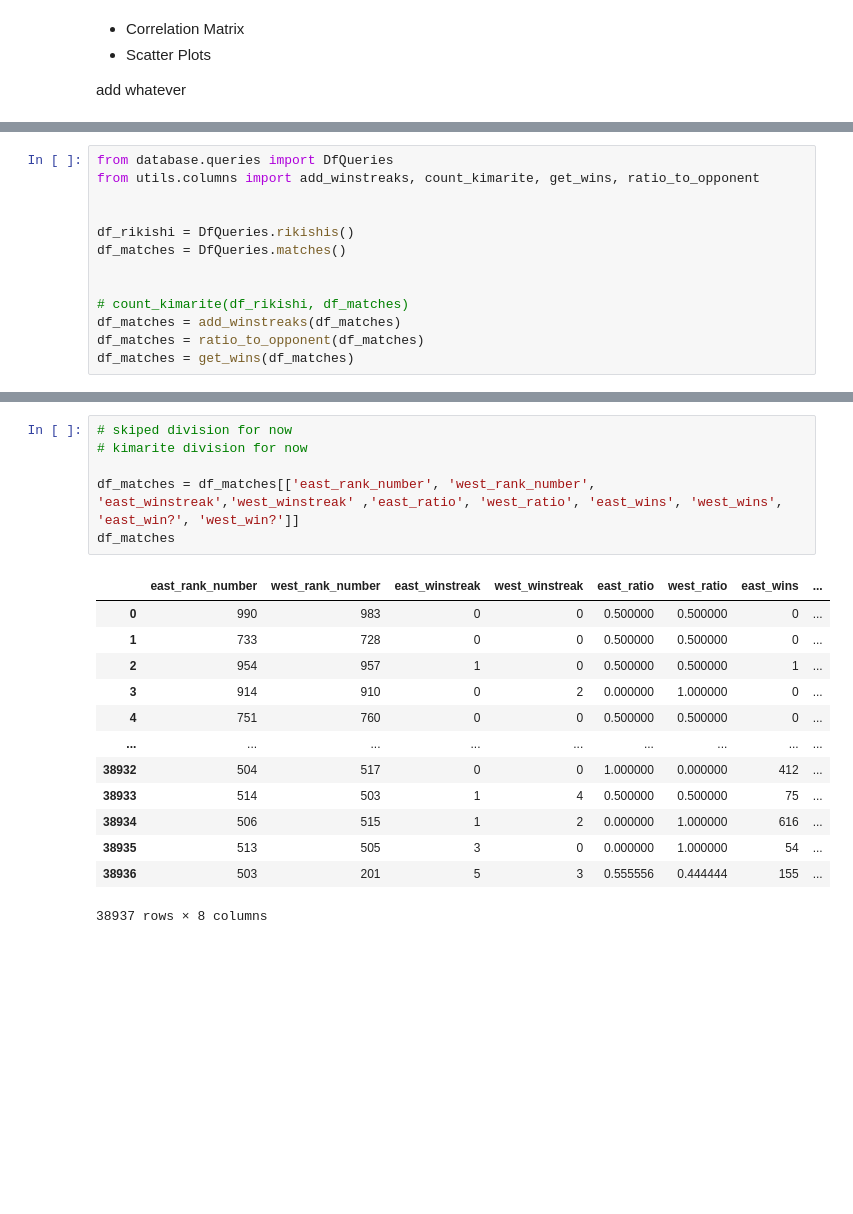
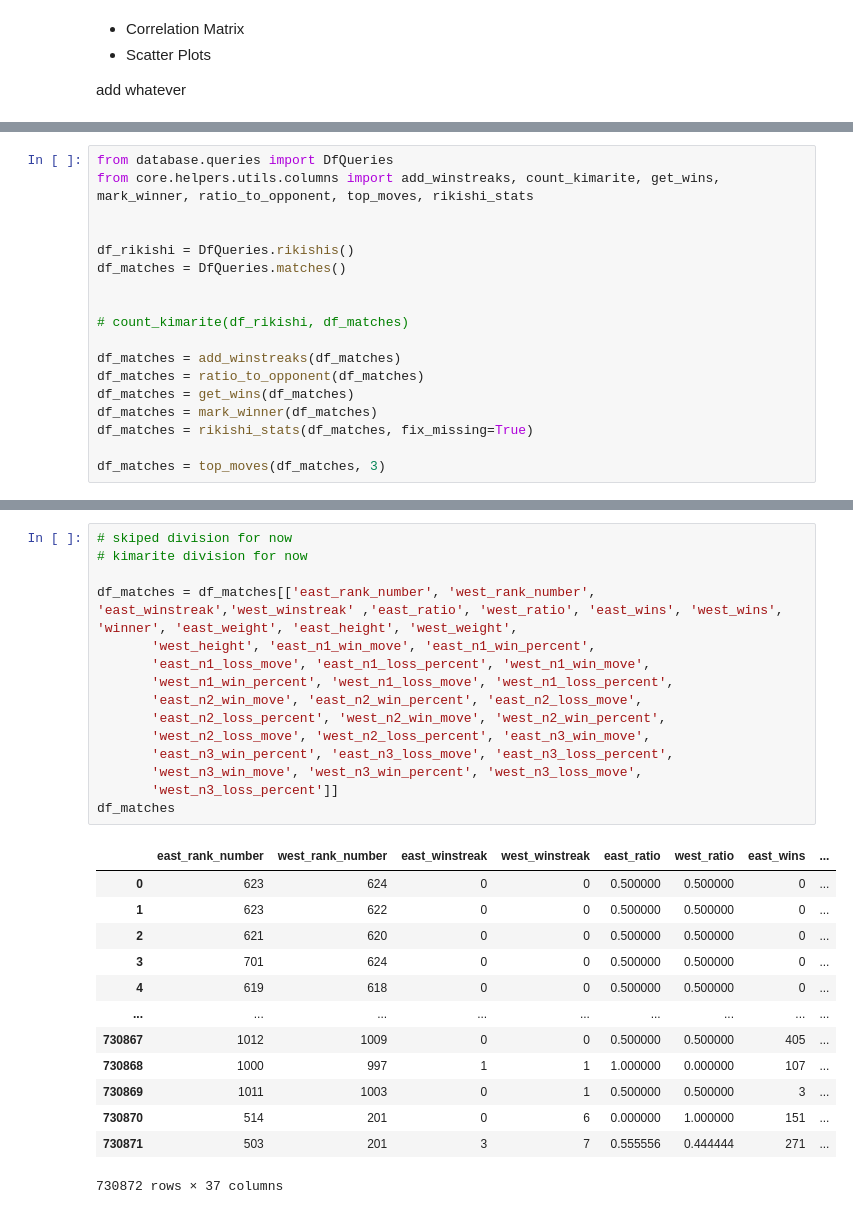
Before and after one commit to thijspoon28/SUMO-AI, a Jupyter notebook: notebooks/data_visualisation.ipynb, the cells around one changed output, grey strips where cells are left out. Saved outputs shown, nothing was run; the diff lists cells and outputs as text; blank space fills up the shorter version.

```diff
--- a/notebooks/data_visualisation.ipynb
+++ b/notebooks/data_visualisation.ipynb
@@ -12,6 +15,6 @@ Project root: c:\Users\thijs\Documents\GitHub\SUMO-AI (Unchanged)
 # %%
 from database.queries import DfQueries
-from utils.columns import add_winstreaks, count_kimarite, get_wins, ratio_to_opponent
+from core.helpers.utils.columns import add_winstreaks, count_kimarite, get_wins, mark_winner, ratio_to_opponent, top_moves, rikishi_stats
 
 
 df_rikishi = DfQueries.rikishis()
@@ -19,6 +22,11 @@ df_matches = DfQueries.matches()
 
 
 # count_kimarite(df_rikishi, df_matches)
+
 df_matches = add_winstreaks(df_matches)
 df_matches = ratio_to_opponent(df_matches)
 df_matches = get_wins(df_matches)
+df_matches = mark_winner(df_matches)
+df_matches = rikishi_stats(df_matches, fix_missing=True)
+
+df_matches = top_moves(df_matches, 3)
@@ -60,23 +91,32 @@ Index(['basho_id', 'division', 'day', 'match_no', 'east_id', 'east_shikona',
 # %%
 # skiped division for now
 # kimarite division for now
 
-df_matches = df_matches[['east_rank_number', 'west_rank_number', 'east_winstreak','west_winstreak' ,'east_ratio', 'west_ratio', 'east_wins', 'west_wins', 'east_win?', 'west_win?']]
+df_matches = df_matches[['east_rank_number', 'west_rank_number', 'east_winstreak','west_winstreak' ,'east_ratio', 'west_ratio', 'east_wins', 'west_wins', 'winner', 'east_weight', 'east_height', 'west_weight',
+       'west_height', 'east_n1_win_move', 'east_n1_win_percent',
+       'east_n1_loss_move', 'east_n1_loss_percent', 'west_n1_win_move',
+       'west_n1_win_percent', 'west_n1_loss_move', 'west_n1_loss_percent',
+       'east_n2_win_move', 'east_n2_win_percent', 'east_n2_loss_move',
+       'east_n2_loss_percent', 'west_n2_win_move', 'west_n2_win_percent',
+       'west_n2_loss_move', 'west_n2_loss_percent', 'east_n3_win_move',
+       'east_n3_win_percent', 'east_n3_loss_move', 'east_n3_loss_percent',
+       'west_n3_win_move', 'west_n3_win_percent', 'west_n3_loss_move',
+       'west_n3_loss_percent']]
 df_matches
 # %% [output]
 |  | east_rank_number | west_rank_number | east_winstreak | west_winstreak | east_ratio | west_ratio | east_wins | ... |
-| 0 | 990 | 983 | 0 | 0 | 0.500000 | 0.500000 | 0 | ... |
-| 1 | 733 | 728 | 0 | 0 | 0.500000 | 0.500000 | 0 | ... |
-| 2 | 954 | 957 | 1 | 0 | 0.500000 | 0.500000 | 1 | ... |
-| 3 | 914 | 910 | 0 | 2 | 0.000000 | 1.000000 | 0 | ... |
-| 4 | 751 | 760 | 0 | 0 | 0.500000 | 0.500000 | 0 | ... |
+| 0 | 623 | 624 | 0 | 0 | 0.500000 | 0.500000 | 0 | ... |
+| 1 | 623 | 622 | 0 | 0 | 0.500000 | 0.500000 | 0 | ... |
+| 2 | 621 | 620 | 0 | 0 | 0.500000 | 0.500000 | 0 | ... |
+| 3 | 701 | 624 | 0 | 0 | 0.500000 | 0.500000 | 0 | ... |
+| 4 | 619 | 618 | 0 | 0 | 0.500000 | 0.500000 | 0 | ... |
 | ... | ... | ... | ... | ... | ... | ... | ... | ... |
-| 38932 | 504 | 517 | 0 | 0 | 1.000000 | 0.000000 | 412 | ... |
-| 38933 | 514 | 503 | 1 | 4 | 0.500000 | 0.500000 | 75 | ... |
-| 38934 | 506 | 515 | 1 | 2 | 0.000000 | 1.000000 | 616 | ... |
-| 38935 | 513 | 505 | 3 | 0 | 0.000000 | 1.000000 | 54 | ... |
-| 38936 | 503 | 201 | 5 | 3 | 0.555556 | 0.444444 | 155 | ... |
+| 730867 | 1012 | 1009 | 0 | 0 | 0.500000 | 0.500000 | 405 | ... |
+| 730868 | 1000 | 997 | 1 | 1 | 1.000000 | 0.000000 | 107 | ... |
+| 730869 | 1011 | 1003 | 0 | 1 | 0.500000 | 0.500000 | 3 | ... |
+| 730870 | 514 | 201 | 0 | 6 | 0.000000 | 1.000000 | 151 | ... |
+| 730871 | 503 | 201 | 3 | 7 | 0.555556 | 0.444444 | 271 | ... |
-38937 rows × 8 columns
+730872 rows × 37 columns
 # %%
 import pandas as pd
 import numpy as np
```
Also changed, not shown: parts of 16 cells of this notebook, 1 other file.
